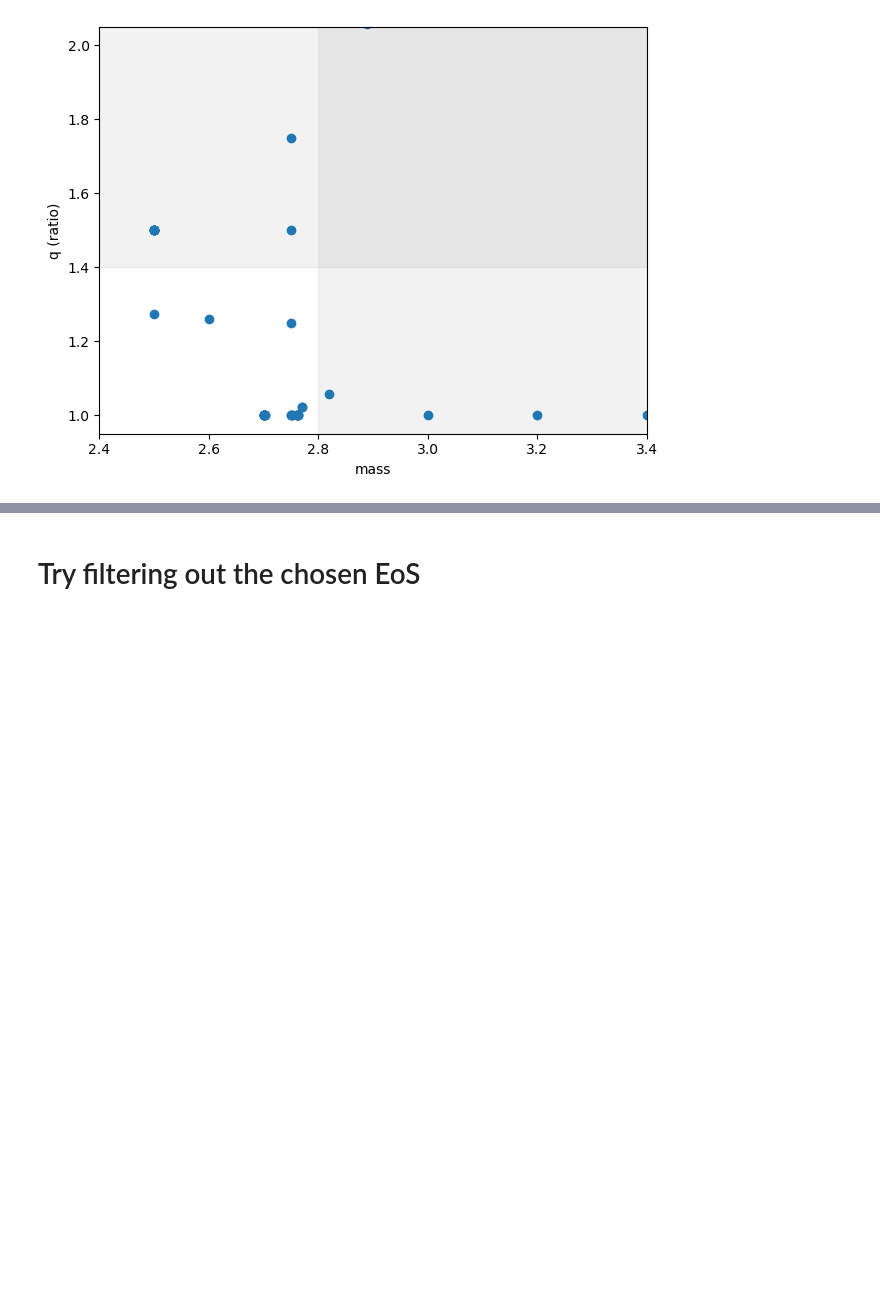
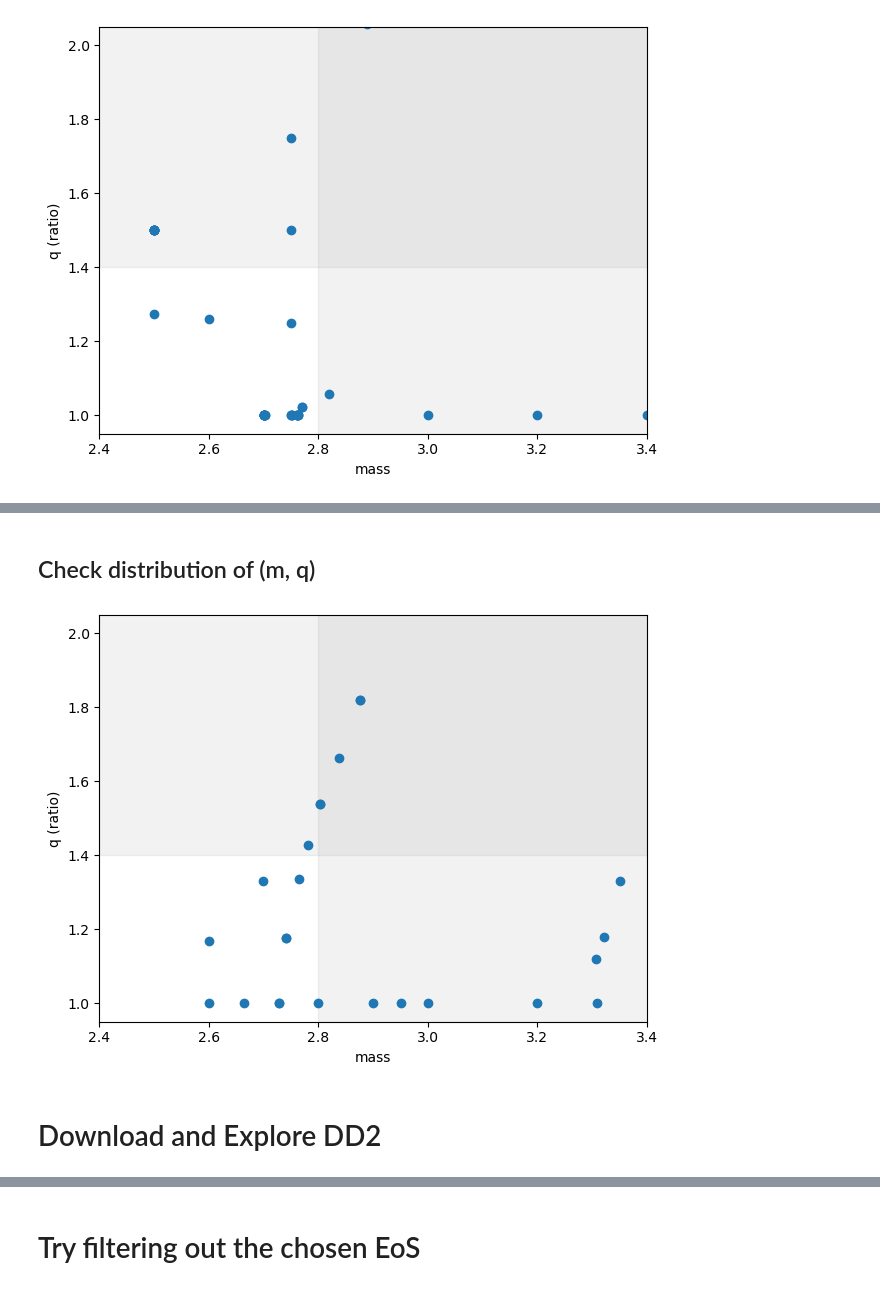
Before and after one commit to MiquelLluis/CoreWaEasy, a Jupyter notebook: notebooks/Data with CoreWaEasy.ipynb, the cells around one changed output, grey strips where cells are left out. Cells and saved outputs as stored; diff of their text form; code cells hidden in the pictures; blank space fills up the shorter version.

```diff
--- a/notebooks/Data with CoreWaEasy.ipynb
+++ b/notebooks/Data with CoreWaEasy.ipynb
@@ -297,0 +369,25 @@ fig.tight_layout()
+# %% [markdown]
+## Check distribution of (m, q)
+# %%
+md_ms1b = cdb[cdb['id_eos']=='BLh']
+
+m_points = md_ms1b['id_mass']
+q_points = md_ms1b['id_mass_ratio']
+# %%
+fig, ax = plt.subplots()
+
+ax.scatter(m_points, q_points, zorder=2)
+# Mass limit
+ax.axvspan(2.8, 4, color='gray', alpha=0.1)
+# Ratio limit
+ax.axhspan(1.4, 3, color='gray', alpha=0.1)
+
+ax.set_xlim(2.4, 3.4)
+ax.set_ylim(0.95, 2.05)
+ax.set_xlabel('mass')
+ax.set_ylabel('q (ratio)')
+fig.tight_layout()
+# %% [output]
+[figure, added]
+# %% [markdown]
+# Download and Explore DD2
```
Also changed, not shown: parts of 19 cells of this notebook.
